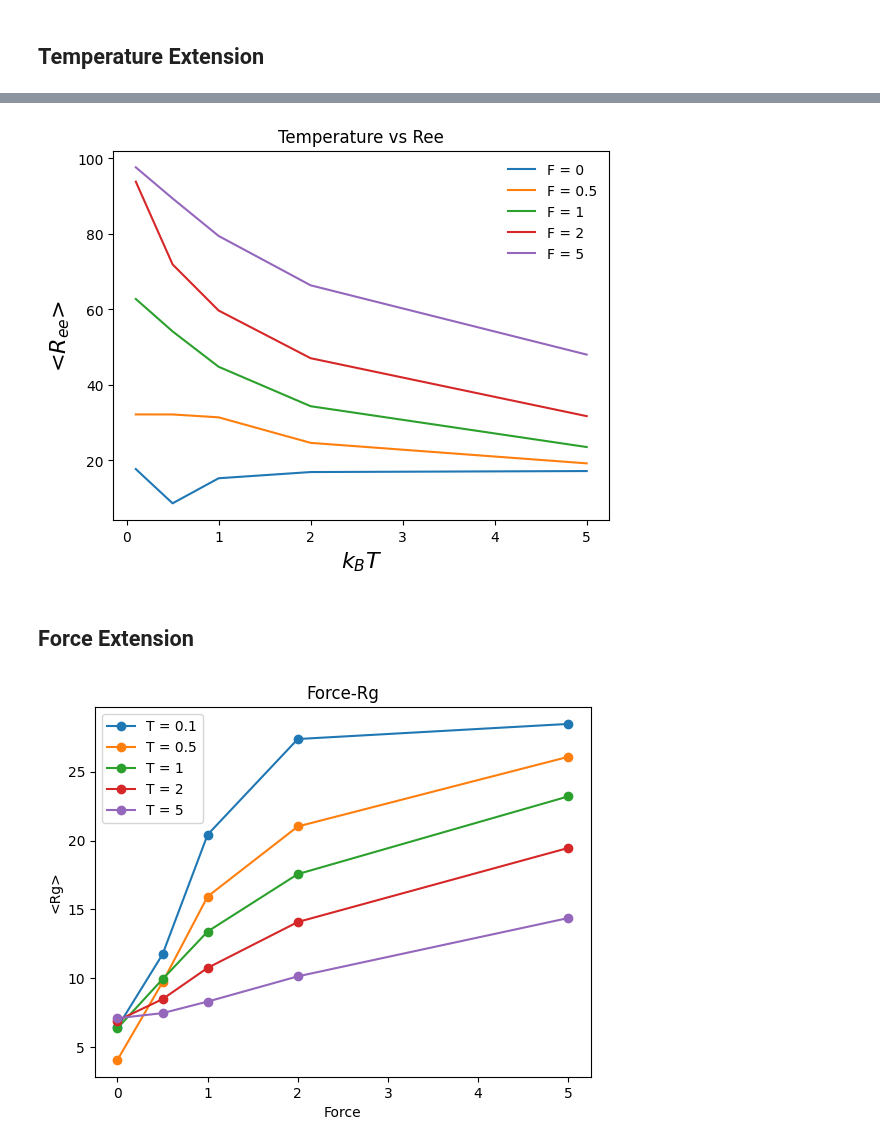
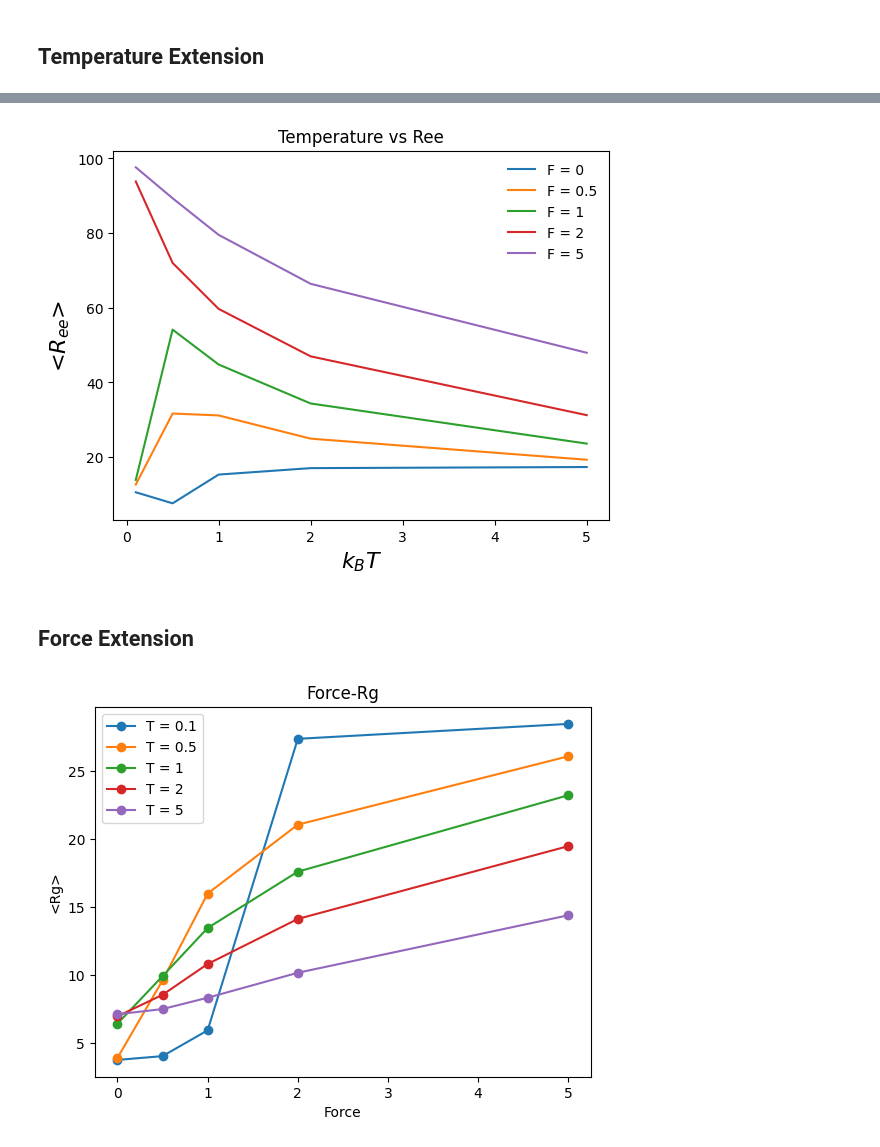
Before and after one commit to VagrantHyp/Code, a Jupyter notebook: Block1.ipynb, the cells around one changed output, grey strips where cells are left out. Saved outputs shown, nothing was run; the diff lists cells and outputs as text; code cells hidden in the pictures.

```diff
--- a/Block1.ipynb
+++ b/Block1.ipynb
@@ -154,7 +165,7 @@ for f in forces:
         try:
             i = cgt.f.index(f)
         except ValueError:
-            tempsCopy.remove(f)
+            tempsCopy.remove(cgt.t)
             continue
         data.append(cgt.aveRg[i])
     plt.plot(tempsCopy, data, label = 'F = ' + str(f))
@@ -169,23 +180,23 @@ plt.savefig('../Data/Block1/Figures/TvsRg')
 # %%
 for f in forces:
     data = []
     tempsCopy = temps[:]
     for cgt in lsCGT:
         try:
             i = cgt.f.index(f)
         except ValueError:
-            tempsCopy.remove(f)
+            tempsCopy.remove(cgt.t)
             continue
         data.append(cgt.aveRee[i])
     plt.plot(tempsCopy, data, label = 'F = ' + str(f))
 
 plt.xlabel('$k_{B} T$', fontsize=16)
 plt.ylabel('<$R_{ee}$>', fontsize=16)
 plt.legend(frameon=False)
 plt.title("Temperature vs Ree")
 plt.savefig('../Data/Block1/Figures/TvsRee')
 # %% [output]
-[figure, old version]
+[figure, new version]
 # %% [markdown]
 ## Force Extension
 # %%
@@ -199,7 +210,7 @@ plt.ylabel('<Rg>')
 plt.title('Force-Rg')
 plt.savefig('../Data/Block1/Figures/FvsRg')
 # %% [output]
-[figure, old version]
+[figure, new version]
 # %%
 #Ree
 for cgt in lsCGT:
```
Also changed, not shown: parts of 16 cells of this notebook, 2 other files.
